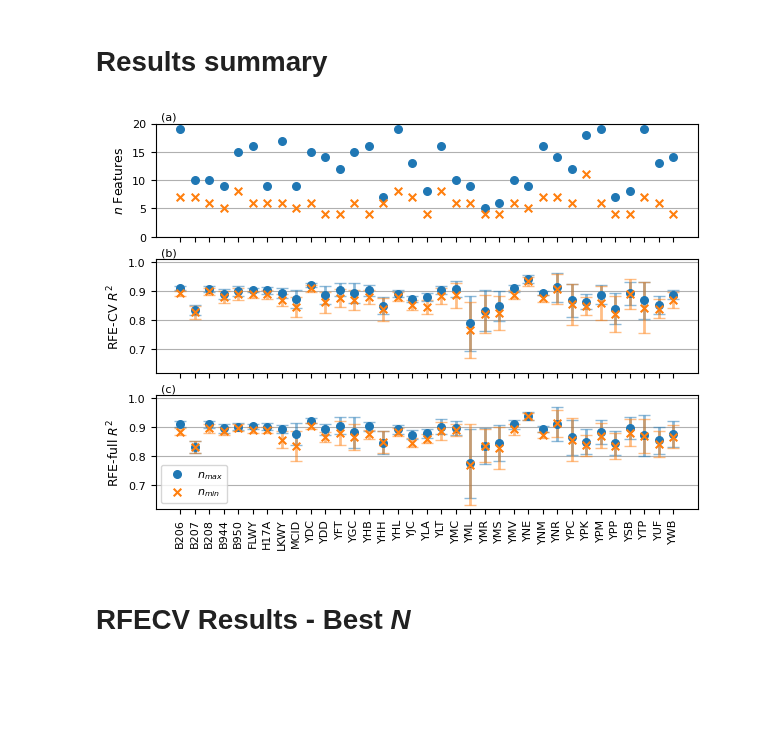
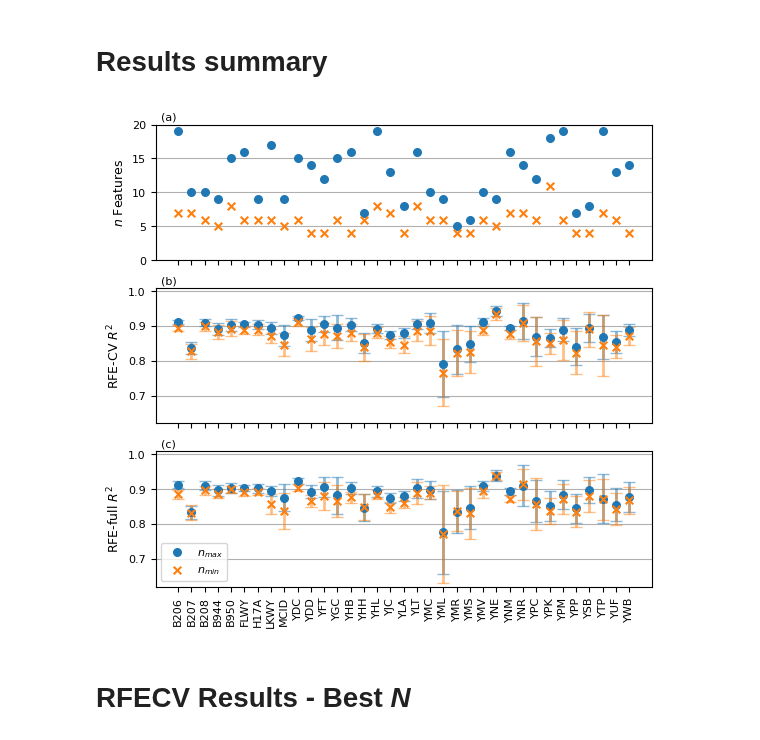
Before and after one commit to armstrong06/featmag, a Jupyter notebook: notebooks_feature_selection/rfecvAllPStationsResults.ipynb, the cells around one changed output. Cells and saved outputs as stored; diff of their text form; code cells hidden in the pictures; blank space fills up the shorter version.

```diff
--- a/notebooks_feature_selection/rfecvAllPStationsResults.ipynb
+++ b/notebooks_feature_selection/rfecvAllPStationsResults.ipynb
@@ -65,16 +65,17 @@ plotting.set_default_fontsizes()
 # %%
 plotting.plot_rfecv_score_summary(rfecv_results_dict,
                                     full_rfe_results_dict,
                                     capsize=4,
                                     score_ylims=[0.62, 1.01],
                                     grids=True,
                                     elinewidth=2,
                                     s=30,
                                     plot_N=True,
                                     N_ylims=[0, 20],
+                                    figsize=(6.4, 6),
                                     savefigname='../figures/RFE_summary_P.png')
 # %% [output]
-[figure, old version]
+[figure, new version]
 # %% [markdown]
 # RFECV Results - Best *N*
 # %%
```
Also changed, not shown: 4 other files.
